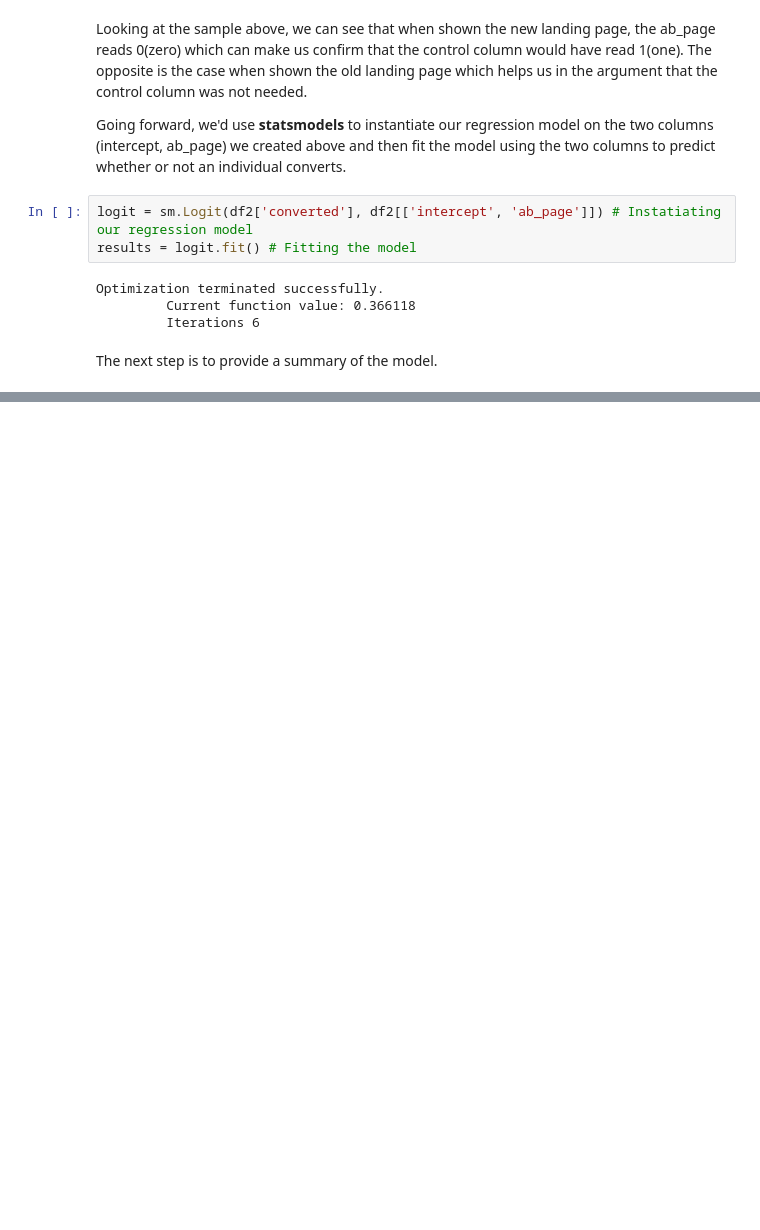
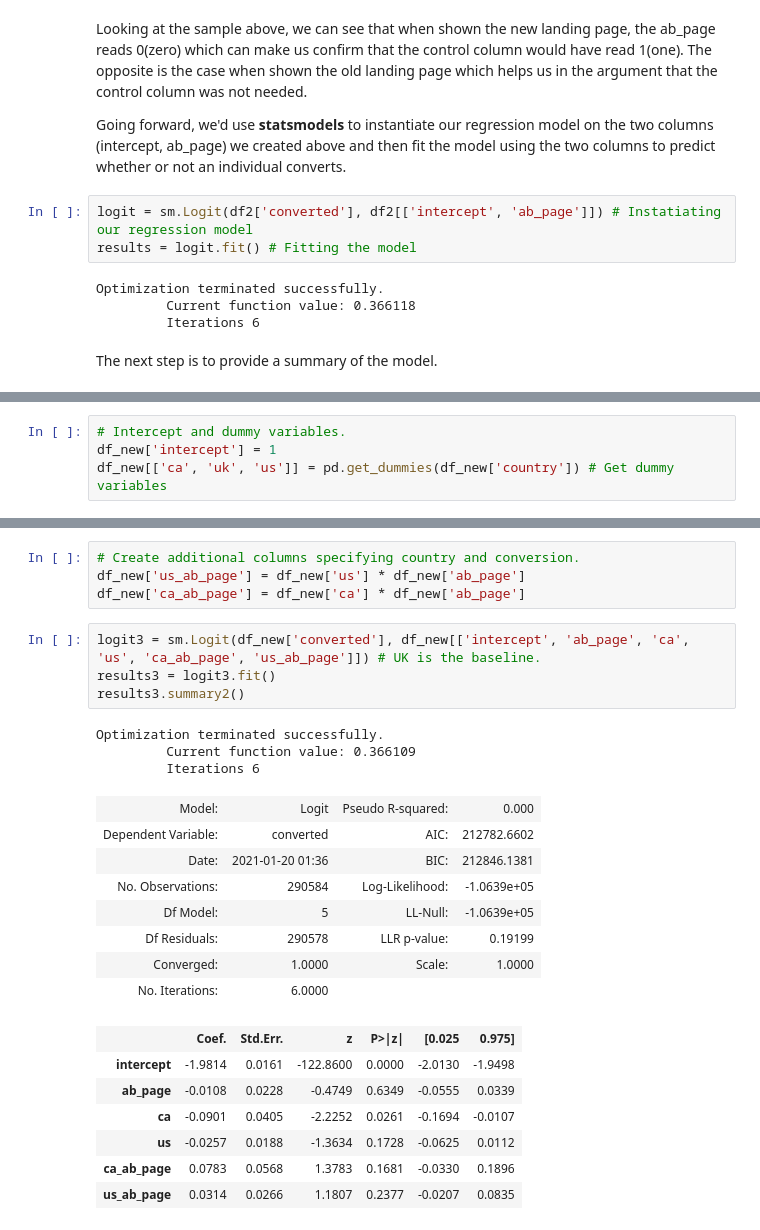
Before and after one commit to ibrahimOlayiwola/AB-test-analysis, a Jupyter notebook: AB Test Analysis.ipynb, the cells around one changed output, grey strips where cells are left out. Drawn from its saved outputs; the diff is of its cells as text; blank space fills up the shorter version.

```diff
--- a/AB Test Analysis.ipynb
+++ b/AB Test Analysis.ipynb
@@ -438,0 +508,4 @@ results.summary2()
+# %%
+# Intercept and dummy variables.
+df_new['intercept'] = 1
+df_new[['ca', 'uk', 'us']] = pd.get_dummies(df_new['country']) # Get dummy variables
@@ -438,0 +542,27 @@ results.summary2()
+# %%
+# Create additional columns specifying country and conversion.
+df_new['us_ab_page'] = df_new['us'] * df_new['ab_page']
+df_new['ca_ab_page'] = df_new['ca'] * df_new['ab_page']
+# %%
+logit3 = sm.Logit(df_new['converted'], df_new[['intercept', 'ab_page', 'ca', 'us', 'ca_ab_page', 'us_ab_page']]) # UK is the baseline.
+results3 = logit3.fit()
+results3.summary2()
+# %% [output]
+Optimization terminated successfully.
+         Current function value: 0.366109
+         Iterations 6
+| Model: | Logit | Pseudo R-squared: | 0.000 |
+| Dependent Variable: | converted | AIC: | 212782.6602 |
+| Date: | 2021-01-20 01:36 | BIC: | 212846.1381 |
+| No. Observations: | 290584 | Log-Likelihood: | -1.0639e+05 |
+| Df Model: | 5 | LL-Null: | -1.0639e+05 |
+| Df Residuals: | 290578 | LLR p-value: | 0.19199 |
+| Converged: | 1.0000 | Scale: | 1.0000 |
+| No. Iterations: | 6.0000 |  |  |
+|  | Coef. | Std.Err. | z | P>|z| | [0.025 | 0.975] |
+| intercept | -1.9814 | 0.0161 | -122.8600 | 0.0000 | -2.0130 | -1.9498 |
+| ab_page | -0.0108 | 0.0228 | -0.4749 | 0.6349 | -0.0555 | 0.0339 |
+| ca | -0.0901 | 0.0405 | -2.2252 | 0.0261 | -0.1694 | -0.0107 |
+| us | -0.0257 | 0.0188 | -1.3634 | 0.1728 | -0.0625 | 0.0112 |
+| ca_ab_page | 0.0783 | 0.0568 | 1.3783 | 0.1681 | -0.0330 | 0.1896 |
+| us_ab_page | 0.0314 | 0.0266 | 1.1807 | 0.2377 | -0.0207 | 0.0835 |
```
Also changed, not shown: parts of 25 cells of this notebook.
